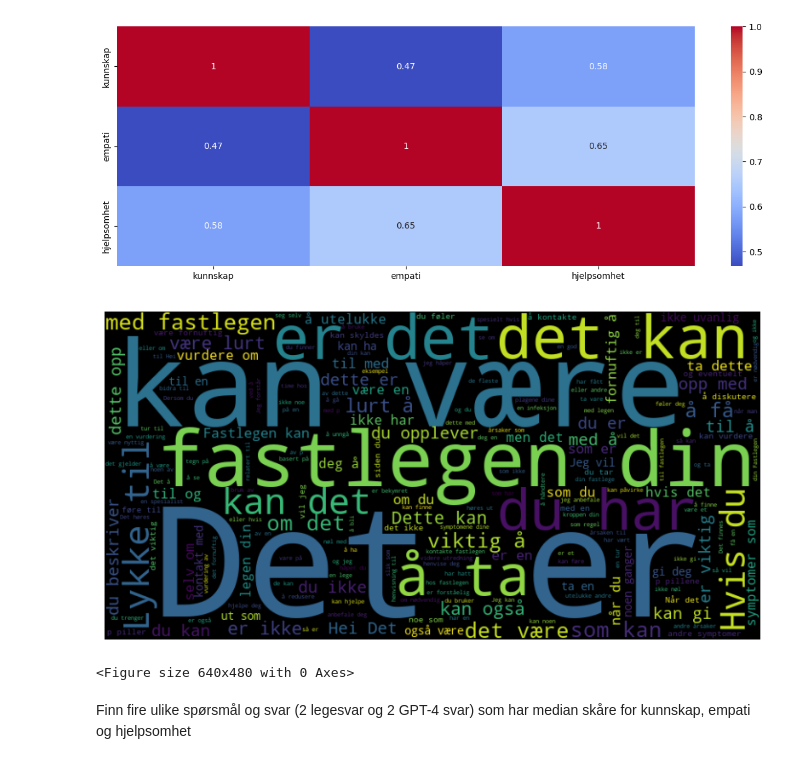
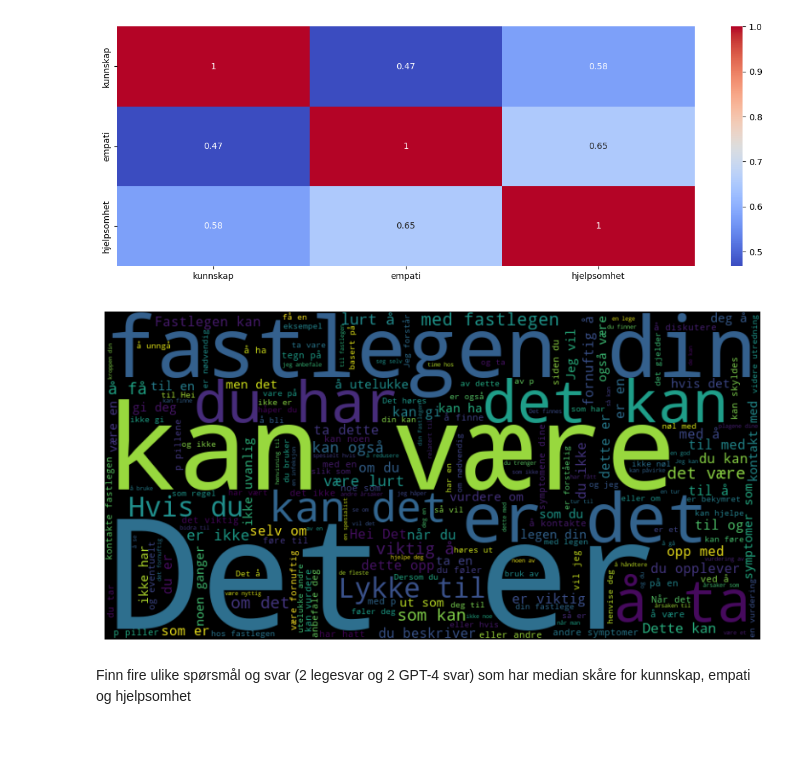
Before and after one commit to MMIV-ML/helseveileder, a Jupyter notebook: notebooks/analyse.ipynb, the cells around one changed output. Cells and saved outputs as stored; diff of their text form; code cells hidden in the pictures.

Commit message:
fixed wordcloud

```diff
--- a/notebooks/analyse.ipynb
+++ b/notebooks/analyse.ipynb
@@ -3141,27 +3141,28 @@ correlation_heatmap(df, savefig=False)
 # %%
 from wordcloud import WordCloud
 
 # Function to generate a wordcloud
 def generate_wordcloud(df, high=True):
     if high:
         text = ' '.join(df[df['kunnskap'] > 3]['svartekst'])
     else:
         text = ' '.join(df[df['kunnskap'] <= 3]['svartekst'])
     wordcloud = WordCloud(width=800, height=400).generate(text)
-    plt.figure(figsize=(15, 5))
-    plt.imshow(wordcloud, interpolation='bilinear')
-    plt.axis('off')
-    plt.show()
+    fig, ax = plt.subplots(figsize=(15, 5))
+    ax.imshow(wordcloud, interpolation='bilinear')
+    ax.axis('off')
+    return fig
+
+# Generate and get the figure
+fig = generate_wordcloud(df, high=True)
+
+# Save as pdf
+fig.savefig('../assets/wordcloud_high.pdf', format='pdf')
+
+# Now show the plot
+plt.show()
+# %% [output]
+[figure, added]
-# %%
-generate_wordcloud(df, high=True)
-
-# Save as pdf
-plt.savefig('../assets/wordcloud_high.pdf', format='pdf')
-
-plt.show()
-# %% [output]
-[figure, removed]
-<Figure size 640x480 with 0 Axes>
 # %% [markdown]
 Finn fire ulike spørsmål og svar (2 legesvar og 2 GPT-4 svar) som har median skåre for kunnskap, empati og hjelpsomhet
 # %%
```
Also changed, not shown: 1 other file.
